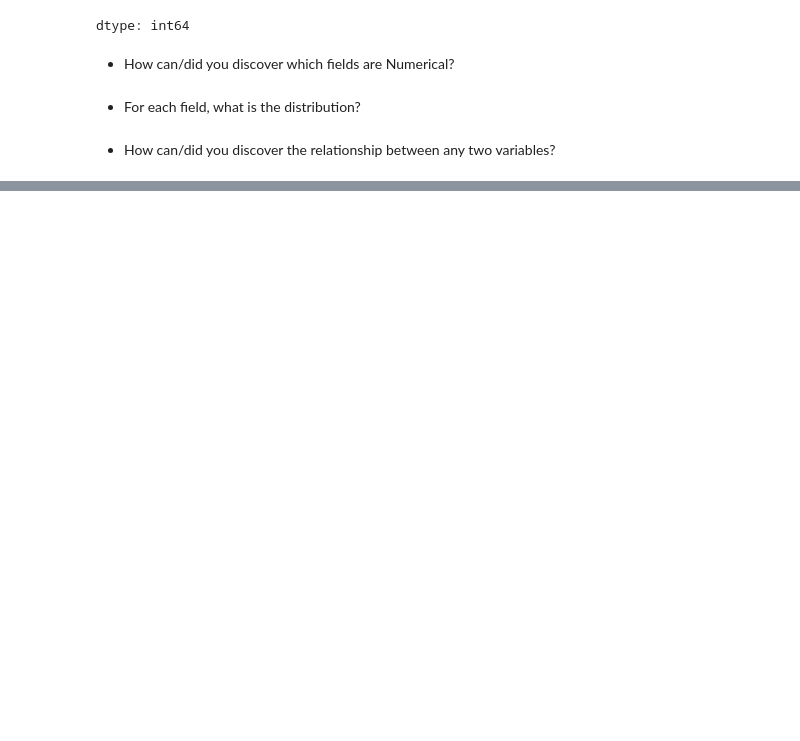
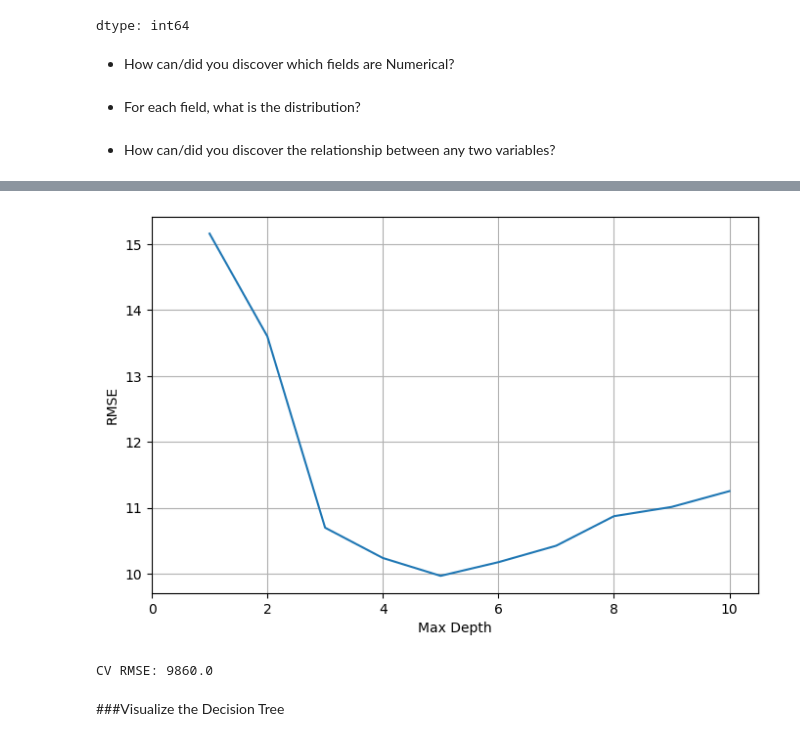
Before and after one commit to ikoghoddds-bit/Data-Science-Portfolio-C21, a Jupyter notebook: Projects/Project-4/Spotify_Pass_1.ipynb, the cells around one changed output, grey strips where cells are left out. Cells and saved outputs as stored; diff of their text form; code cells hidden in the pictures; blank space fills up the shorter version.

```diff
--- a/Projects/Project-4/Spotify_Pass_1.ipynb
+++ b/Projects/Project-4/Spotify_Pass_1.ipynb
@@ -715,0 +756,18 @@ dtype: int64
+# %%
+# Explicitly set clean features and target variable
+X = df_features
+y = df_target['Popularity']
+
+numLoops = 100
+rms_error = np.zeros(numLoops)
+
+for idx in range(0, numLoops):
+    X_train, X_test, y_train, y_test = train_test_split(X, y, test_size=0.2)
+
+    model = DecisionTreeRegressor(max_depth=3)
+    model.fit(X_train, y_train)
+
+    y_pred = model.predict(X_test)
+    rms_error[idx] = np.sqrt(mean_squared_error(y_test, y_pred))
+
+print(f"CV RMSE: {rms_error.mean().round(2)*1000}")
@@ -715,0 +802,19 @@ dtype: int64
+# %%
+max_depths = [1,2,3,4,5,6,7,8,9,10]
+rms_depth = np.zeros(len(max_depths))
+std_depth = np.zeros(len(max_depths))
+
+numLoops = 100
+
+for n, depth in enumerate(max_depths):
+  rms_error = np.zeros(numLoops)
+
+  for idx in range(0,numLoops):
+    X_train, X_test, y_train, y_test = train_test_split(X,y,test_size=0.2)
+    model = DecisionTreeRegressor(max_depth=depth)
+    model.fit(X_train,y_train)
+    y_pred = model.predict(X_test)
+    rms_error[idx] = np.sqrt(mean_squared_error(y_test, y_pred))
+
+  rms_depth[n] = rms_error.mean()
+  std_depth[n] = rms_error.std(ddof = 1)
@@ -715,0 +835,28 @@ dtype: int64
+# %%
+ #Plot result
+plt.figure(figsize = (8,5))
+plt.plot(max_depths, rms_depth)
+plt.xlabel('Max Depth')
+plt.ylabel('RMSE')
+plt.xlim(0, 10.5)
+plt.grid()
+# %% [output]
+[figure, added]
+# %%
+#Re run with max depth = 4
+numLoops = 100
+
+rms_error = np.zeros(numLoops)
+
+for idx in range(0, numLoops):
+  X_train, X_test, y_train, y_test = train_test_split(X, y, test_size=0.2)
+  model = DecisionTreeRegressor(max_depth=4)
+  model.fit(X_train, y_train)
+  y_pred = model.predict(X_test)
+  rms_error[idx] = np.sqrt(mean_squared_error(y_test, y_pred))
+
+print(f"CV RMSE: {rms_error.mean().round(2)*1000}")
+# %% [output]
+CV RMSE: 9860.0
+# %% [markdown]
+###Visualize the Decision Tree
```
Also changed, not shown: parts of 40 cells of this notebook.
